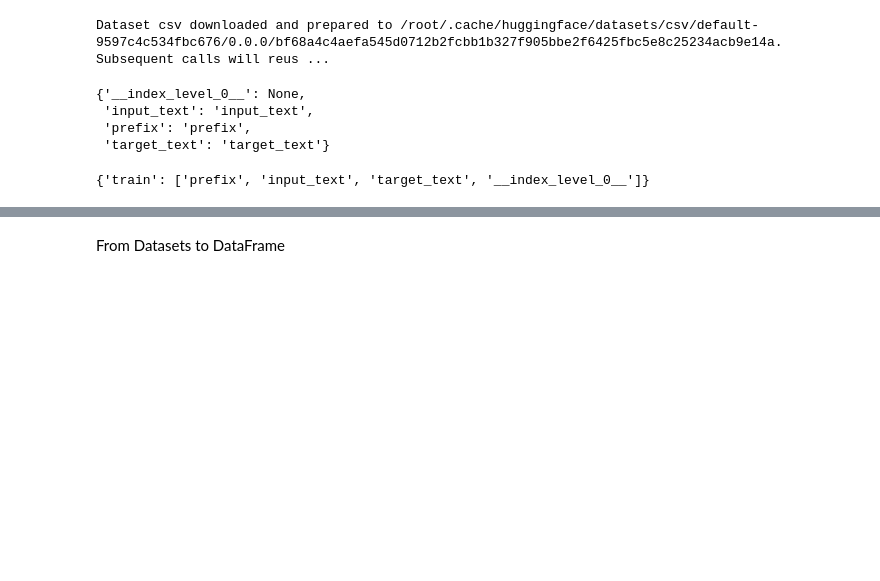
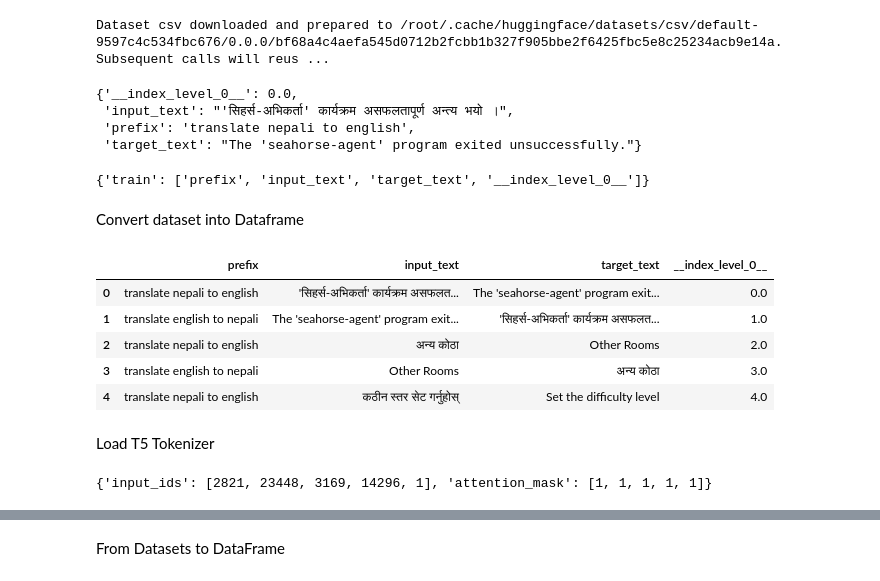
Before and after one commit to nshah-waripari/nlp_transformers, a Jupyter notebook: nmt_nepali_english_dataset.ipynb, the cells around one changed output, grey strips where cells are left out. Saved outputs shown, nothing was run; the diff lists cells and outputs as text; code cells hidden in the pictures; blank space fills up the shorter version.

```diff
--- a/nmt_nepali_english_dataset.ipynb
+++ b/nmt_nepali_english_dataset.ipynb
@@ -81,13 +85,45 @@ WARNING:datasets.builder:Using custom data configuration default-9597c4c534fbc67
 Downloading and preparing dataset csv/default to /root/.cache/huggingface/datasets/csv/default-9597c4c534fbc676/0.0.0/bf68a4c4aefa545d0712b2fcbb1b327f905bbe2f6425fbc5e8c25234acb9e14a...
 Dataset csv downloaded and prepared to /root/.cache/huggingface/datasets/csv/default-9597c4c534fbc676/0.0.0/bf68a4c4aefa545d0712b2fcbb1b327f905bbe2f6425fbc5e8c25234acb9e14a. Subsequent calls will reus ...
 # %%
-nep_eng_ds["train"][0]
+nep_eng_ds["train"][1]
 # %% [output]
-{'__index_level_0__': None,
- 'input_text': 'input_text',
- 'prefix': 'prefix',
- 'target_text': 'target_text'}
+{'__index_level_0__': 0.0,
+ 'input_text': "'सिहर्स-अभिकर्ता' कार्यक्रम असफलतापूर्ण अन्त्य भयो ।",
+ 'prefix': 'translate nepali to english',
+ 'target_text': "The 'seahorse-agent' program exited unsuccessfully."}
 # %%
 print(nep_eng_ds.column_names)
 # %% [output]
 {'train': ['prefix', 'input_text', 'target_text', '__index_level_0__']}
+# %% [markdown]
+Convert dataset into Dataframe
+# %%
+import pandas as pd
+nep_eng_ds.set_format(type="pandas")
+df = nep_eng_ds["train"][1:]
+df.head()
+# %% [output]
+|  | prefix | input_text | target_text | __index_level_0__ |
+| 0 | translate nepali to english | 'सिहर्स-अभिकर्ता' कार्यक्रम असफलत... | The 'seahorse-agent' program exit... | 0.0 |
+| 1 | translate english to nepali | The 'seahorse-agent' program exit... | 'सिहर्स-अभिकर्ता' कार्यक्रम असफलत... | 1.0 |
+| 2 | translate nepali to english | अन्य कोठा | Other Rooms | 2.0 |
+| 3 | translate english to nepali | Other Rooms | अन्य कोठा | 3.0 |
+| 4 | translate nepali to english | कठीन स्तर सेट गर्नुहोस् | Set the difficulty level | 4.0 |
+# %% [markdown]
+Load T5 Tokenizer
+# %%
+from transformers import T5Tokenizer
+spm_model_name="data/spm.model?dl=0"
+tokenizer = T5Tokenizer(spm_model_name,
+                               do_lower_case=True, do_basic_tokenize=True,
+                               padding=True, bos_token="<s>",
+                               eos_token="</s>",unk_token="<unk>",
+                               pad_token="<pad>")
+
+# let's examine how the tokenizer works
+# text = "Tokenizing text is a core task of NLP."
+text = "काठमाडौं उपत्यकामा प्राकृतिक सुन्दरता"
+encoded_text = tokenizer(text)
+print(encoded_text)
+# %% [output]
+{'input_ids': [2821, 23448, 3169, 14296, 1], 'attention_mask': [1, 1, 1, 1, 1]}
```
Also changed, not shown: parts of 10 cells of this notebook.
